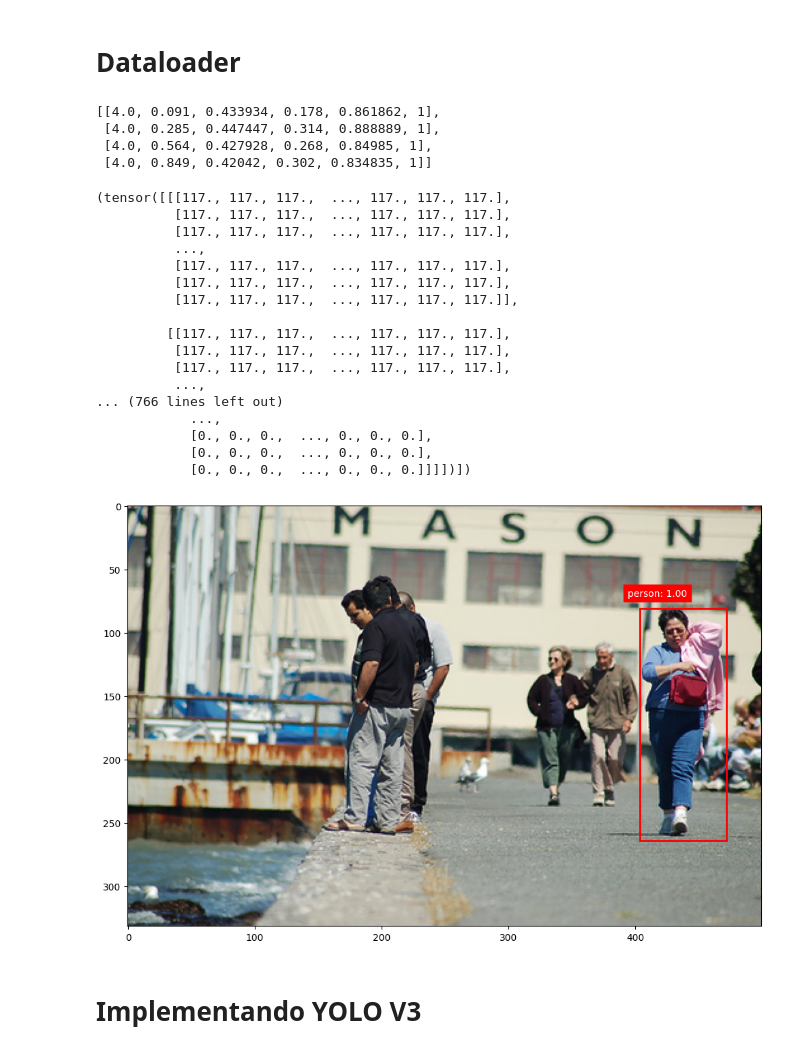
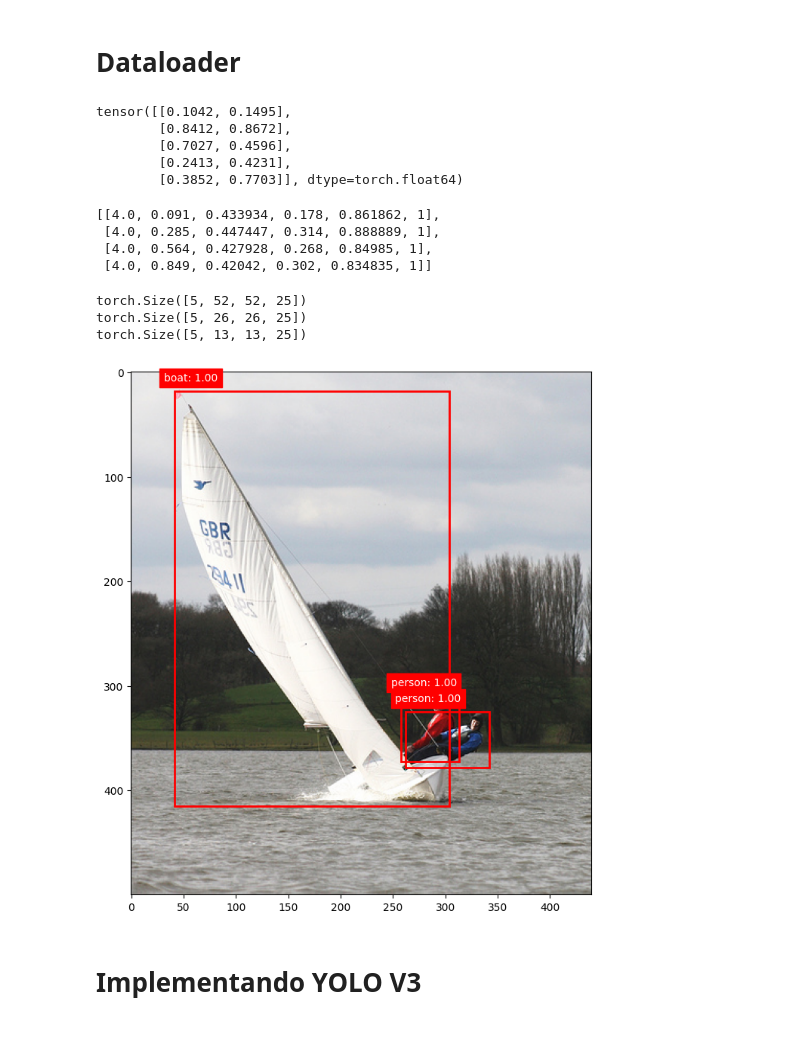
Before and after one commit to pedrotokar/deeplearning-assignments, a Jupyter notebook: Assignment 2/Deep Learning Assignment 2.ipynb, the cells around one changed output. Cells and saved outputs as stored; diff of their text form; code cells hidden in the pictures.

```diff
--- a/Assignment 2/Deep Learning Assignment 2.ipynb
+++ b/Assignment 2/Deep Learning Assignment 2.ipynb
@@ -350,7 +350,7 @@ class YoloDataset(Dataset):
         letterbox_image, boxes = self.letterbox_data(image, boxes, dim)
 
         #Agora com a imagem e boxes no tamanho certo, cria as boxes no formato do modelo
-        strides = [8, 16, 32] #Pro modelo vai ser 8 16 32 mas deixei 32 pq não vi as outras saidas do modelo...
+        strides = [32, 16, 8] #Pro modelo vai ser 8 16 32 mas deixei 32 pq não vi as outras saidas do modelo...
         matrixes = [] #Vai ter as saídas pra cada stride
         for stride in strides:
             if dim % stride != 0:
@@ -381,6 +381,12 @@ class YoloDataset(Dataset):
 
         return letterbox_image, matrixes
 
+    def decode_model_output(self, output, idx):
+        strides = [32, 16, 8]
+        for output_matrix in output:
+            for anchor_data in output_matrix:
+
+
     #Função auxiliar para pegar as boxes em um formato adequado para plotagem
     def get_plot_box(self, idx):
         img_path = self.images[idx]
@@ -403,30 +409,22 @@ dataset = YoloDataset("train", ["/home/pedro/Modelos/Faculdade/DL/Assignment 2/y
 dataset.clusterize_anchors(5)
 dataset.get_plot_box(4)
 # %% [output]
-[[4.0, 0.091, 0.433934, 0.178, 0.861862, 1],
- [4.0, 0.285, 0.447447, 0.314, 0.888889, 1],
- [4.0, 0.564, 0.427928, 0.268, 0.84985, 1],
- [4.0, 0.849, 0.42042, 0.302, 0.834835, 1]]
+tensor([[0.1042, 0.1495],
+        [0.8412, 0.8672],
+        [0.7027, 0.4596],
+        [0.2413, 0.4231],
+        [0.3852, 0.7703]], dtype=torch.float64)
+[[4.0, 0.091, 0.433934, 0.178, 0.861862, 1],
+ [4.0, 0.285, 0.447447, 0.314, 0.888889, 1],
+ [4.0, 0.564, 0.427928, 0.268, 0.84985, 1],
+ [4.0, 0.849, 0.42042, 0.302, 0.834835, 1]]
 # %%
-dataset[0]
+for item in dataset[0][1]:
+    print(item.shape)
 # %% [output]
-(tensor([[[117., 117., 117.,  ..., 117., 117., 117.],
-          [117., 117., 117.,  ..., 117., 117., 117.],
-          [117., 117., 117.,  ..., 117., 117., 117.],
-          ...,
-          [117., 117., 117.,  ..., 117., 117., 117.],
-          [117., 117., 117.,  ..., 117., 117., 117.],
-          [117., 117., 117.,  ..., 117., 117., 117.]],
-
-         [[117., 117., 117.,  ..., 117., 117., 117.],
-          [117., 117., 117.,  ..., 117., 117., 117.],
-          [117., 117., 117.,  ..., 117., 117., 117.],
-          ...,
-... (766 lines left out)
-            ...,
-            [0., 0., 0.,  ..., 0., 0., 0.],
-            [0., 0., 0.,  ..., 0., 0., 0.],
-            [0., 0., 0.,  ..., 0., 0., 0.]]]])])
+torch.Size([5, 52, 52, 25])
+torch.Size([5, 26, 26, 25])
+torch.Size([5, 13, 13, 25])
 # %%
 def plot_images(dataset, index, title = None):
     #TODO: ADICIONAR PREVISÃO DO MODELO NO PLOT
@@ -463,9 +461,9 @@ def plot_images(dataset, index, title = None):
         )
     plt.show()
 # %%
-plot_images(dataset, 14)
+plot_images(dataset, 23)
 # %% [output]
-[figure, old version]
+[figure, new version]
 # %% [markdown]
 # Implementando YOLO V3
 # %%
```
